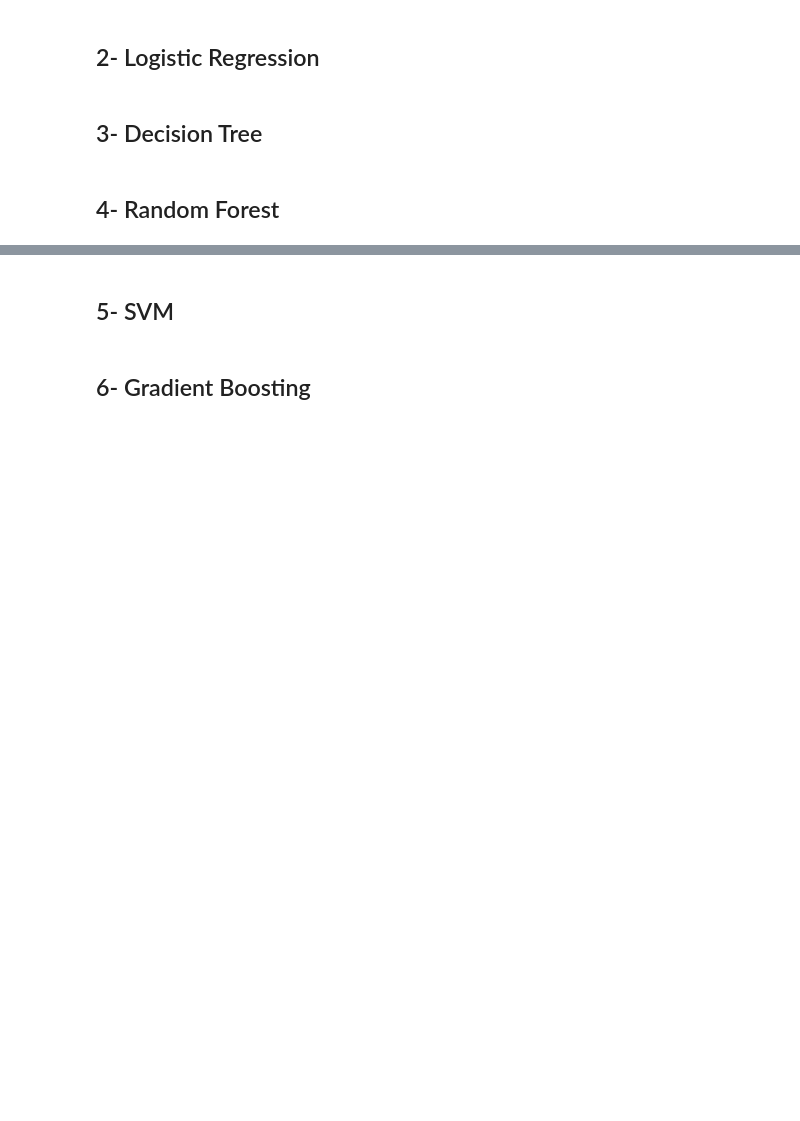
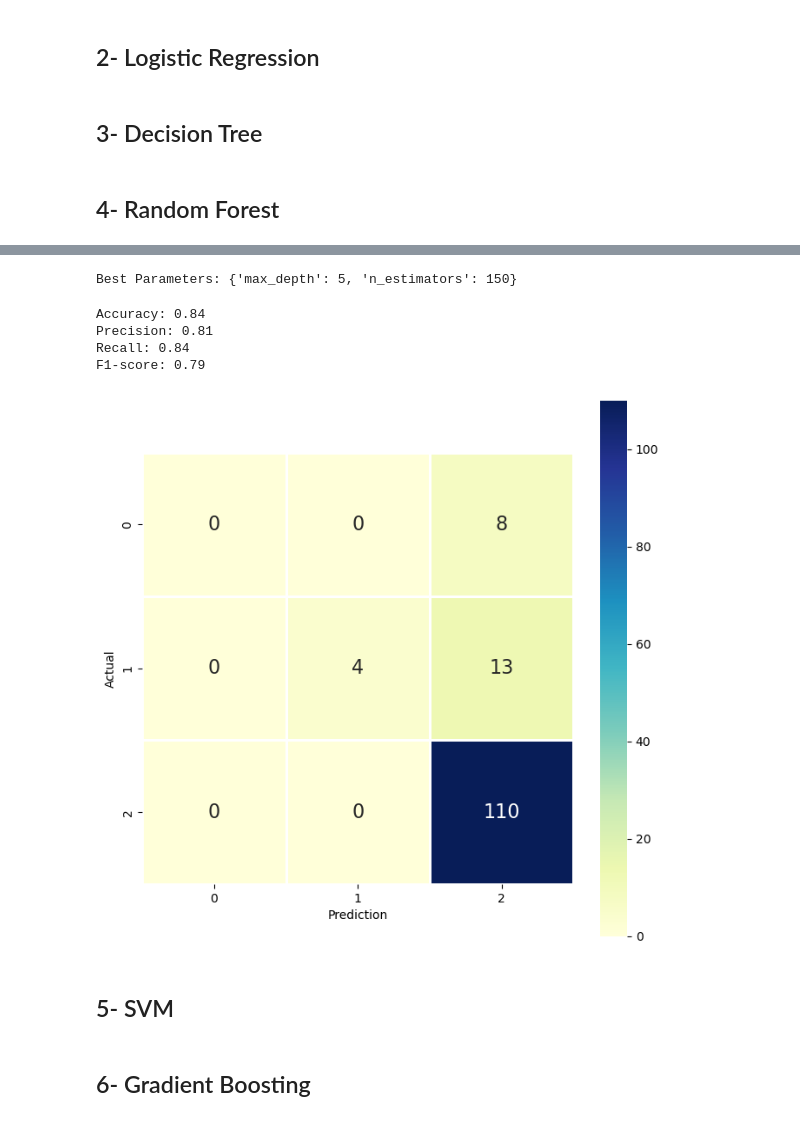
Before and after one commit to hamzaezzine/Predict-students-dropout-and-academic-success-using-machine-learning-algorithms, a Jupyter notebook: notebook-project.ipynb, the cells around one changed output, grey strips where cells are left out. Cells and saved outputs as stored; diff of their text form; code cells hidden in the pictures; blank space fills up the shorter version.

```diff
--- a/notebook-project.ipynb
+++ b/notebook-project.ipynb
@@ -341,3 +425,40 @@ Accuracy: 70.85%
+# %%
+rf = RandomForestClassifier()
+param_grid = {'n_estimators': [50, 100, 150, 200], 'max_depth': [5, 10, 20, 30]}
+grid_search = GridSearchCV(rf, param_grid, cv=5, scoring='accuracy')
+grid_search.fit(X_train, y_train)
+
+best_params = grid_search.best_params_
+print("Best Parameters:", best_params)
+
+best_rf = RandomForestClassifier(n_estimators=best_params['n_estimators'], max_depth=best_params['max_depth'])
+best_rf.fit(X_train, y_train)
+
+y_pred = best_rf.predict(X_test)
+
+accuracy = accuracy_score(y_test, y_pred)
+precision, recall, f1, _ = precision_recall_fscore_support(y_test, y_pred, average='weighted')
+
+print(f"Accuracy: {accuracy:.2f}")
+print(f"Precision: {precision:.2f}")
+print(f"Recall: {recall:.2f}")
+print(f"F1-score: {f1:.2f}")
+
+cm = confusion_matrix(y_test, y_pred)
+
+fig, ax = plt.subplots(figsize=(8, 8))
+sns.heatmap(cm, fmt=".0f", cmap="YlGnBu", linewidth=1, square=True, annot=True, annot_kws={"fontsize": 16}, ax=ax)
+
+ax.set_xlabel("Prediction")
+ax.set_ylabel("Actual")
+plt.show()
+# %% [output]
+Best Parameters: {'max_depth': 5, 'n_estimators': 150}
+Accuracy: 0.84
+Precision: 0.81
+Recall: 0.84
+F1-score: 0.79
+[figure, added]
 # %% [markdown]
 ## 5- SVM
 # %% [markdown]
```
Also changed, not shown: parts of 4 cells of this notebook.
